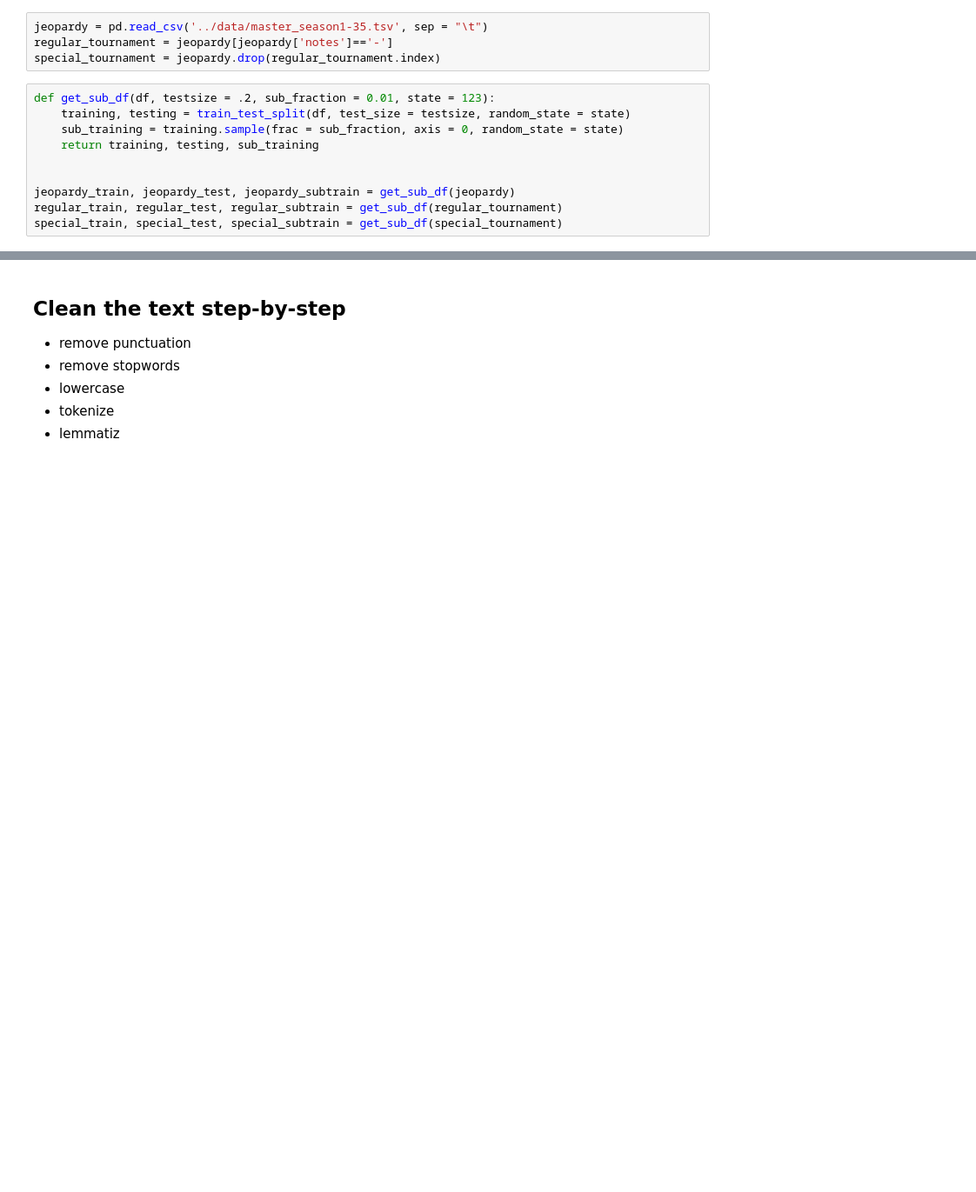
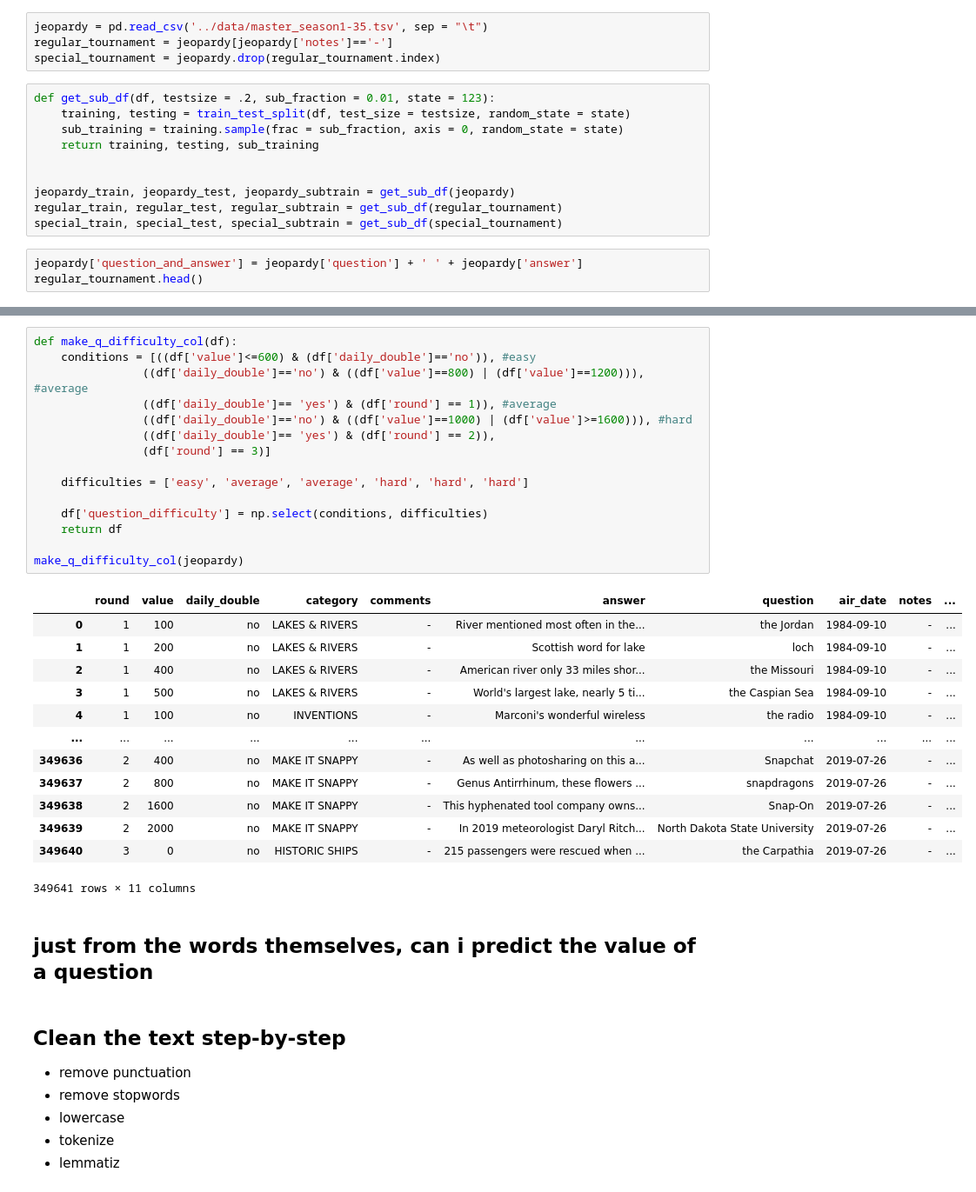
Before and after one commit to JCurley10/Jeopardy_nlp, a Jupyter notebook: notebooks/1.0-data-exploration.ipynb, the cells around one changed output, grey strips where cells are left out. Shown at 87% size. Cells and saved outputs as stored; diff of their text form; blank space fills up the shorter version.

```diff
--- a/notebooks/1.0-data-exploration.ipynb
+++ b/notebooks/1.0-data-exploration.ipynb
@@ -30,3 +30,6 @@ def get_sub_df(df, testsize = .2, sub_fraction = 0.01, state = 123):
 jeopardy_train, jeopardy_test, jeopardy_subtrain = get_sub_df(jeopardy)
 regular_train, regular_test, regular_subtrain = get_sub_df(regular_tournament)
 special_train, special_test, special_subtrain = get_sub_df(special_tournament)
+# %%
+jeopardy['question_and_answer'] = jeopardy['question'] + ' ' + jeopardy['answer']
+regular_tournament.head()
@@ -33,3 +52,35 @@ special_train, special_test, special_subtrain = get_sub_df(special_tournament)
+# %%
+def make_q_difficulty_col(df):
+    conditions = [((df['value']<=600) & (df['daily_double']=='no')), #easy
+                ((df['daily_double']=='no') & ((df['value']==800) | (df['value']==1200))), #average
+                ((df['daily_double']== 'yes') & (df['round'] == 1)), #average
+                ((df['daily_double']=='no') & ((df['value']==1000) | (df['value']>=1600))), #hard
+                ((df['daily_double']== 'yes') & (df['round'] == 2)),
+                (df['round'] == 3)]
+
+    difficulties = ['easy', 'average', 'average', 'hard', 'hard', 'hard']
+
+    df['question_difficulty'] = np.select(conditions, difficulties)
+    return df
+
+make_q_difficulty_col(jeopardy)
+# %% [output]
+|  | round | value | daily_double | category | comments | answer | question | air_date | notes | ... |
+| 0 | 1 | 100 | no | LAKES & RIVERS | - | River mentioned most often in the... | the Jordan | 1984-09-10 | - | ... |
+| 1 | 1 | 200 | no | LAKES & RIVERS | - | Scottish word for lake | loch | 1984-09-10 | - | ... |
+| 2 | 1 | 400 | no | LAKES & RIVERS | - | American river only 33 miles shor... | the Missouri | 1984-09-10 | - | ... |
+| 3 | 1 | 500 | no | LAKES & RIVERS | - | World's largest lake, nearly 5 ti... | the Caspian Sea | 1984-09-10 | - | ... |
+| 4 | 1 | 100 | no | INVENTIONS | - | Marconi's wonderful wireless | the radio | 1984-09-10 | - | ... |
+| ... | ... | ... | ... | ... | ... | ... | ... | ... | ... | ... |
+| 349636 | 2 | 400 | no | MAKE IT SNAPPY | - | As well as photosharing on this a... | Snapchat | 2019-07-26 | - | ... |
+| 349637 | 2 | 800 | no | MAKE IT SNAPPY | - | Genus Antirrhinum, these flowers ... | snapdragons | 2019-07-26 | - | ... |
+| 349638 | 2 | 1600 | no | MAKE IT SNAPPY | - | This hyphenated tool company owns... | Snap-On | 2019-07-26 | - | ... |
+| 349639 | 2 | 2000 | no | MAKE IT SNAPPY | - | In 2019 meteorologist Daryl Ritch... | North Dakota State University | 2019-07-26 | - | ... |
+| 349640 | 3 | 0 | no | HISTORIC SHIPS | - | 215 passengers were rescued when ... | the Carpathia | 2019-07-26 | - | ... |
+349641 rows × 11 columns
+# %% [markdown]
+
+## just from the words themselves, can i predict the value of a question
 # %% [markdown]
 ## Clean the text step-by-step
 - remove punctuation
```
Also changed, not shown: parts of 7 cells of this notebook, 3 other files.
